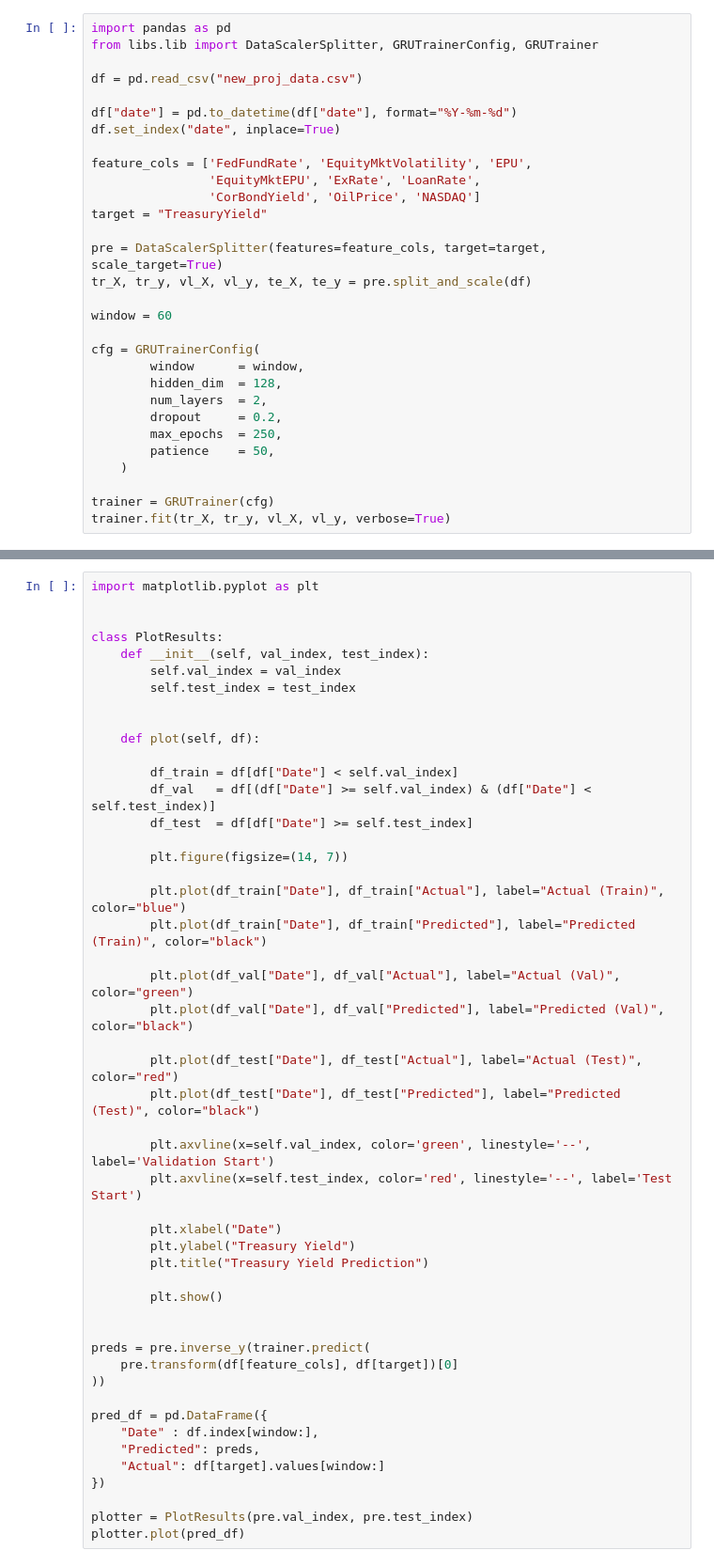
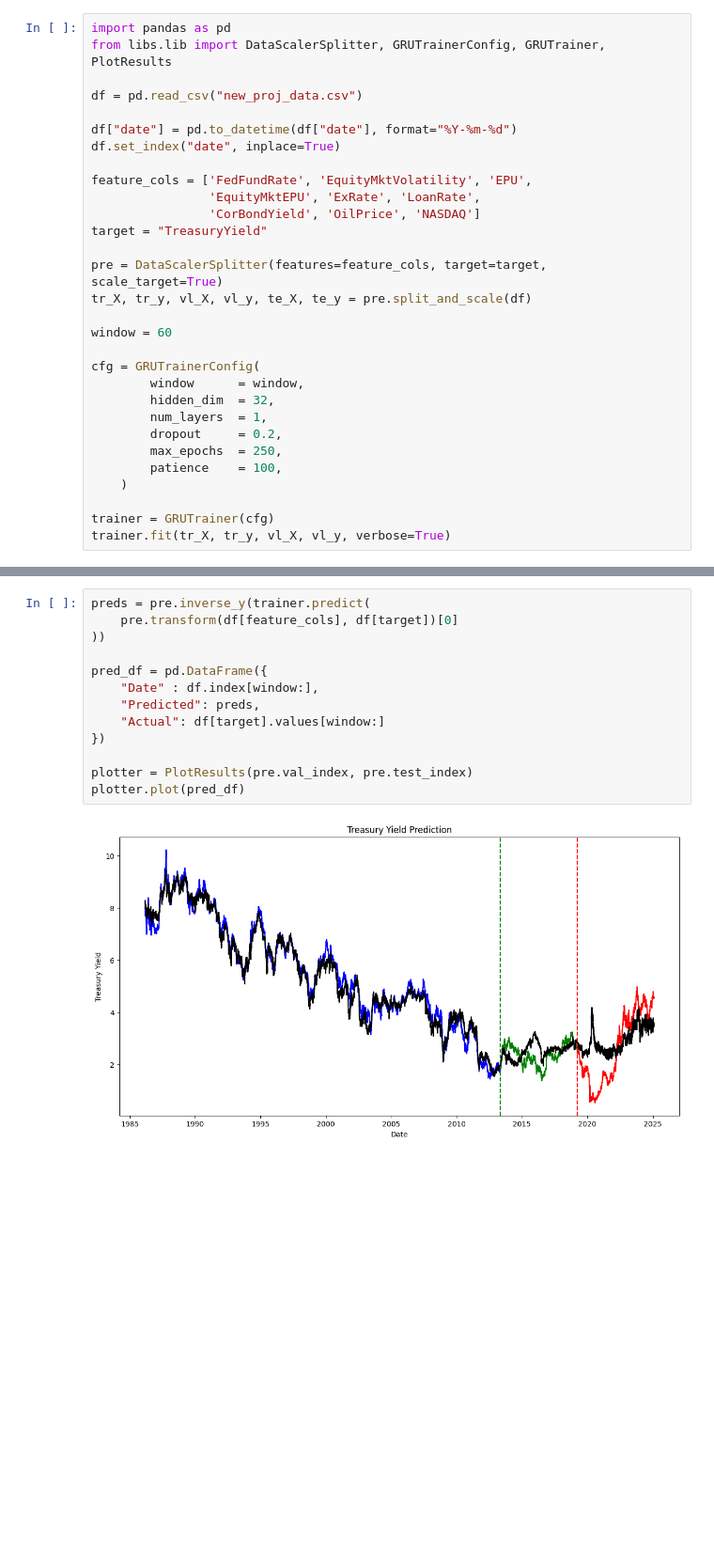
Before and after one commit to santoshlinkha/treasury_yield_preds, a Jupyter notebook: new_proj.ipynb, the cells around one changed output, grey strips where cells are left out. Shown at 94% size. Saved outputs shown, nothing was run; the diff lists cells and outputs as text; blank space fills up the shorter version.

```diff
--- a/new_proj.ipynb
+++ b/new_proj.ipynb
@@ -1,6 +1,6 @@
 # %%
 import pandas as pd
-from libs.lib import DataScalerSplitter, GRUTrainerConfig, GRUTrainer
+from libs.lib import DataScalerSplitter, GRUTrainerConfig, GRUTrainer, PlotResults
 
 df = pd.read_csv("new_proj_data.csv")
 
@@ -19,11 +19,11 @@ window = 60
 
 cfg = GRUTrainerConfig(
         window      = window,
-        hidden_dim  = 128,
-        num_layers  = 2,
+        hidden_dim  = 32,
+        num_layers  = 1,
         dropout     = 0.2,
         max_epochs  = 250,
-        patience    = 50,
+        patience    = 100,
     )
 
 trainer = GRUTrainer(cfg)
@@ -43,49 +49,15 @@ Early stopping at epoch 51. Best Val: 0.045529
 # %%
-import matplotlib.pyplot as plt
-
-
-class PlotResults:
-    def __init__(self, val_index, test_index):
-        self.val_index = val_index
-        self.test_index = test_index
-
-
-    def plot(self, df):
-
-        df_train = df[df["Date"] < self.val_index]
-        df_val   = df[(df["Date"] >= self.val_index) & (df["Date"] < self.test_index)]
-        df_test  = df[df["Date"] >= self.test_index]
-
-        plt.figure(figsize=(14, 7))
-
-        plt.plot(df_train["Date"], df_train["Actual"], label="Actual (Train)", color="blue")
-        plt.plot(df_train["Date"], df_train["Predicted"], label="Predicted (Train)", color="black")
-
-        plt.plot(df_val["Date"], df_val["Actual"], label="Actual (Val)", color="green")
-        plt.plot(df_val["Date"], df_val["Predicted"], label="Predicted (Val)", color="black")
-
-        plt.plot(df_test["Date"], df_test["Actual"], label="Actual (Test)", color="red")
-        plt.plot(df_test["Date"], df_test["Predicted"], label="Predicted (Test)", color="black")
-
-        plt.axvline(x=self.val_index, color='green', linestyle='--', label='Validation Start')
-        plt.axvline(x=self.test_index, color='red', linestyle='--', label='Test Start')
-
-        plt.xlabel("Date")
-        plt.ylabel("Treasury Yield")
-        plt.title("Treasury Yield Prediction")
-
-        plt.show()
-
-
 preds = pre.inverse_y(trainer.predict(
     pre.transform(df[feature_cols], df[target])[0]
 ))
 
 pred_df = pd.DataFrame({
     "Date" : df.index[window:],
     "Predicted": preds,
     "Actual": df[target].values[window:]
 })
 
 plotter = PlotResults(pre.val_index, pre.test_index)
 plotter.plot(pred_df)
+# %% [output]
+[figure, added]
```
Also changed, not shown: parts of 2 cells of this notebook.
